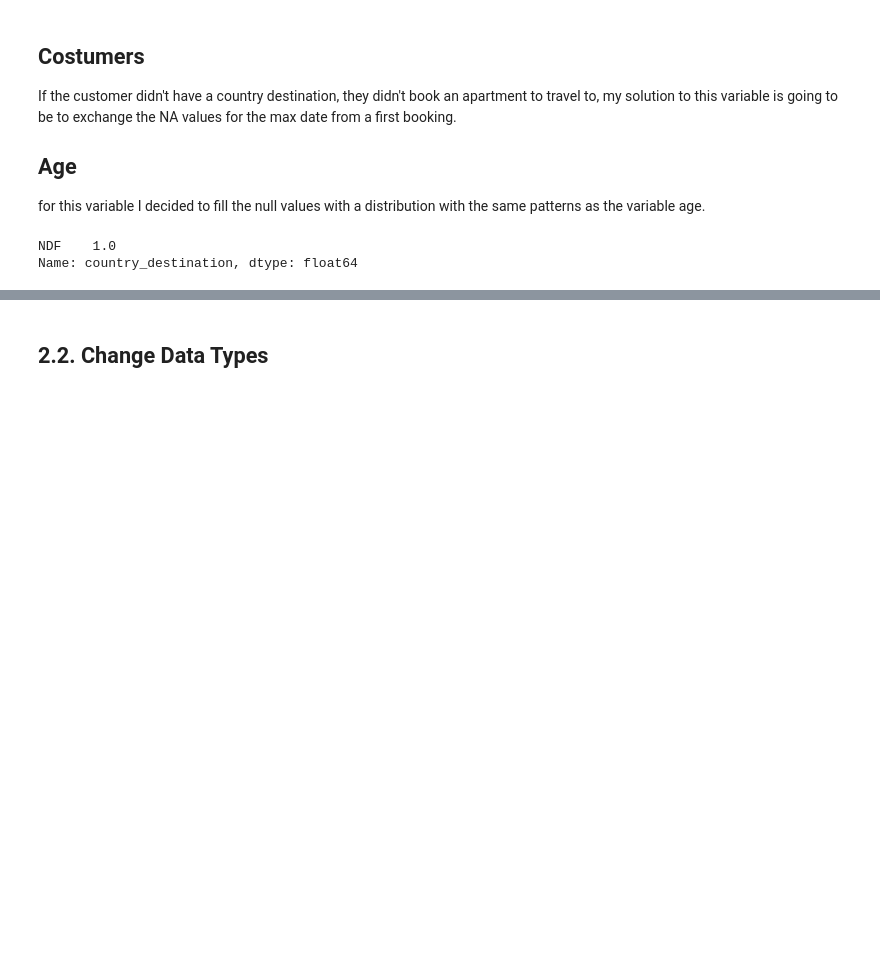
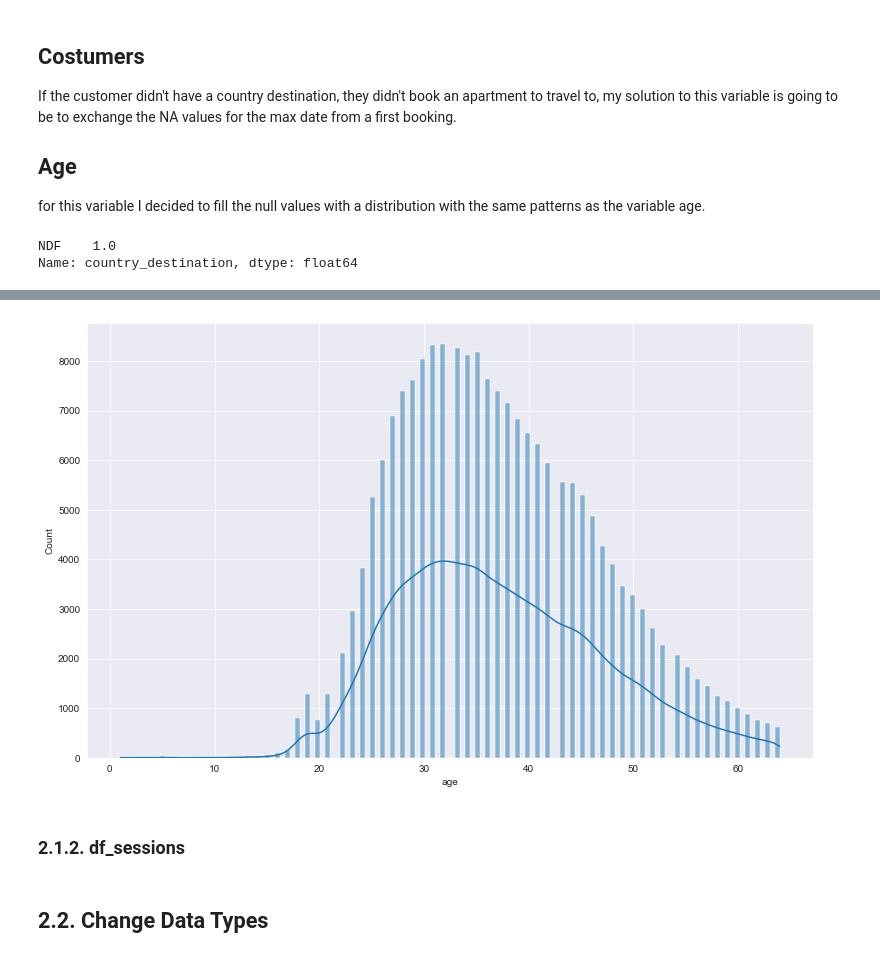
Before and after one commit to Marcoslsl/airbnb_prediction, a Jupyter notebook: AirBnB_Prediction.ipynb, the cells around one changed output, grey strips where cells are left out. Drawn from its saved outputs; the diff is of its cells as text; code cells hidden in the pictures; blank space fills up the shorter version.

```diff
--- a/AirBnB_Prediction.ipynb
+++ b/AirBnB_Prediction.ipynb
@@ -256,3 +263,9 @@ df2['age'] = df2['age'].apply(lambda x: skewnorm.rvs( skew, loc=mean, scale=std
 
 # first_affiliate_tracked
 df2 = df2[~df2['first_affiliate_tracked'].isna()]
+# %%
+sns.histplot( df2[df2['age'] < 65]['age'], kde=True );
+# %% [output]
+[figure, added]
+# %% [markdown]
+### 2.1.2. df_sessions
```
Also changed, not shown: parts of 4 cells of this notebook.
